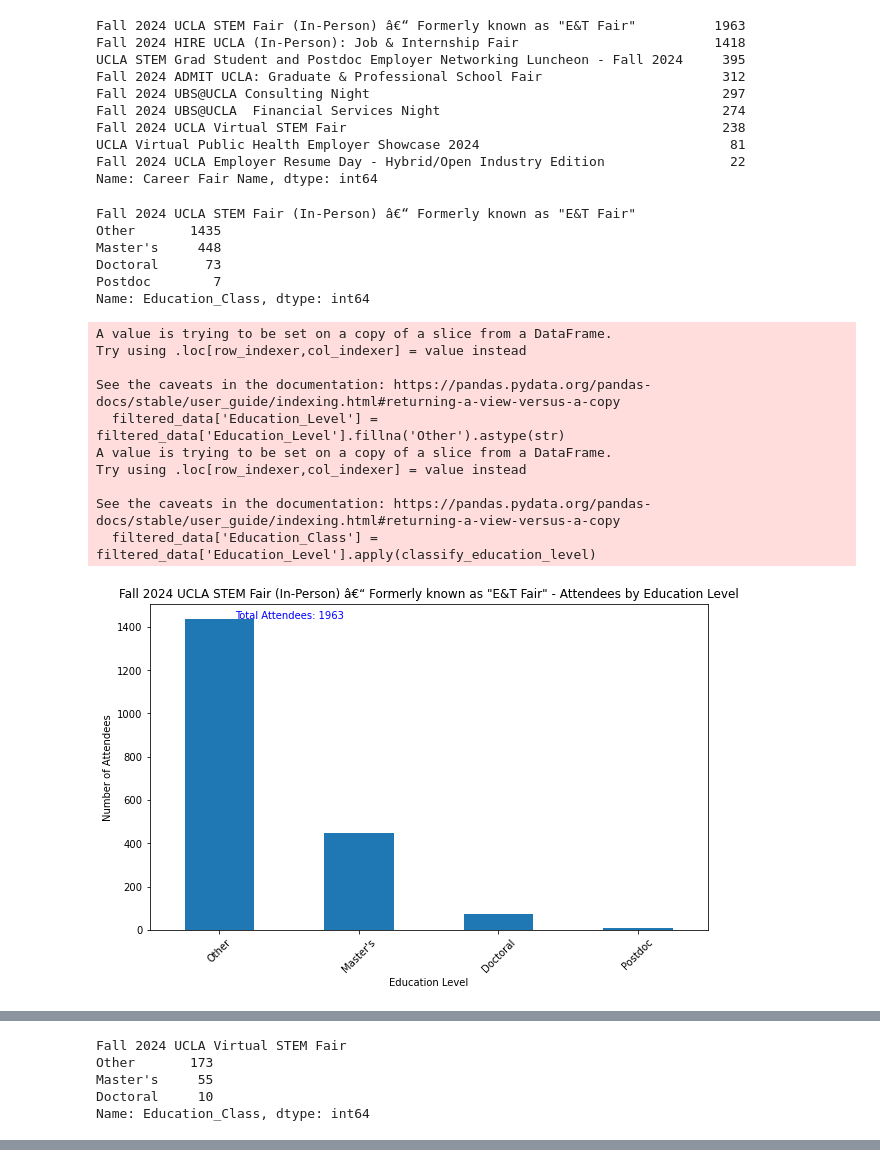
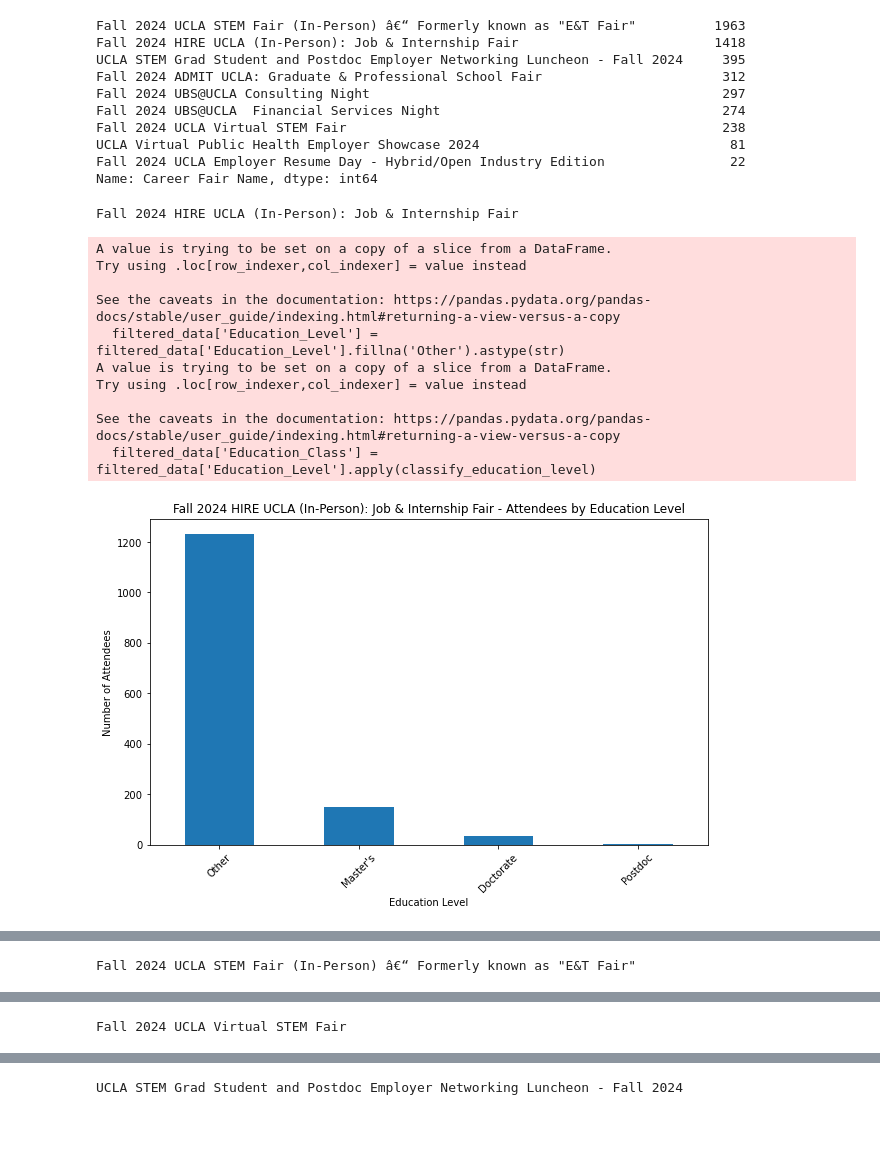
Before and after one commit to Simonlee711/GCS, a Jupyter notebook: Elyse-20241029/data-analysis.ipynb, the cells around one changed output, grey strips where cells are left out. Drawn from its saved outputs; the diff is of its cells as text; code cells hidden in the pictures; blank space fills up the shorter version.

```diff
--- a/Elyse-20241029/data-analysis.ipynb
+++ b/Elyse-20241029/data-analysis.ipynb
@@ -46,25 +46,32 @@ Name: Career Fair Name, dtype: int64
 import pandas as pd
 import matplotlib.pyplot as plt
 
+data = pd.read_csv("./data.csv")
 
-# Filter and clean relevant columns
-# Renaming for simplicity in usage
-data = df.rename(columns={
+# Rename relevant columns for clarity
+data = data.rename(columns={
     'Career Fair Name': 'Fair',
     'Student Attendee School Years Name': 'Education_Level',
     'Student Attendee Colleges Name': 'Discipline'
 })
 
-# Select the relevant fairs based on the description (STEM Fair, STEM Luncheon, HIRE Fair)
-target_fairs = ["STEM Fair", "STEM Grad Student & Postdoc Employer Networking Luncheon", "HIRE Fair"]
-filtered_data = data[data['Fair'].str.contains('|'.join(target_fairs), case=False, na=False)]
+# Define the exact list of target fairs
+target_fairs = [
+    "Fall 2024 UCLA STEM Fair (In-Person) â€“ Formerly known as \"E&T Fair\"",
+    "UCLA STEM Grad Student and Postdoc Employer Networking Luncheon - Fall 2024",
+    "Fall 2024 HIRE UCLA (In-Person): Job & Internship Fair",
+    "Fall 2024 UCLA Virtual STEM Fair"
+]
+
+# Filter data for exact matches to the fairs listed in target_fairs
+filtered_data = data[data['Fair'].isin(target_fairs)]
 
 # Function to classify education levels (Master's, Doctoral, Postdoc, Others)
 def classify_education_level(level):
     if "Master" in level:
         return "Master's"
     elif "Doctorate" in level:
-        return "Doctoral"
+        return "Doctorate"
     elif "Postdoc" in level:
         return "Postdoc"
     else:
@@ -72,55 +79,51 @@ def classify_education_level(level):
 
 # Handle missing or non-string values in the 'Education_Level' column
 filtered_data['Education_Level'] = filtered_data['Education_Level'].fillna('Other').astype(str)
-
-# Apply the classification function
 filtered_data['Education_Class'] = filtered_data['Education_Level'].apply(classify_education_level)
 
-# Aggregating and plotting for each fair
+# Group by each fair to generate the required charts for each
 fair_groups = filtered_data.groupby('Fair')
 
-# Generating the required charts for each fair
+# Generating charts with updated legends for each specified fair
 for fair_name, group in fair_groups:
     print(fair_name)
+
     # Count of attendees by education level
     edu_counts = group['Education_Class'].value_counts()
-    print(edu_counts)
     total_attendees = edu_counts.sum()
 
     # Count of attendees by discipline
-    discipline_counts = group['Discipline'].value_counts()
+    discipline_counts = group['Discipline'].value_counts(normalize=True) * 100  # Convert to percentage
 
     # Plotting the bar chart for education level distribution
     plt.figure(figsize=(10, 6))
     edu_counts.plot(kind='bar')
     plt.title(f'{fair_name} - Attendees by Education Level')
     plt.xlabel('Education Level')
     plt.ylabel('Number of Attendees')
     plt.xticks(rotation=45)
-    plt.text(0.5, max(edu_counts) + 2, f'Total Attendees: {total_attendees}', ha='center', color='blue')
     plt.show()
 
-    # Plotting the pie chart for discipline distribution
+    # Plotting the pie chart for discipline distribution with legend showing percentages
     plt.figure(figsize=(8, 8))
-    discipline_counts.plot(kind='pie', autopct='%1.1f%%', startangle=140)
+    discipline_counts.plot(kind='pie', startangle=140)
     plt.title(f'{fair_name} - Attendee Discipline Makeup')
     plt.ylabel('')
+
+    # Create legend with percentages
+    legend_labels = [f"{disc} - {pct:.1f}%" for disc, pct in zip(discipline_counts.index, discipline_counts.values)]
+    plt.legend(legend_labels, loc='best', bbox_to_anchor=(1, 0.5))
     plt.show()
 # %% [output]
-Fall 2024 UCLA STEM Fair (In-Person) â€“ Formerly known as "E&T Fair"
-Other       1435
-Master's     448
-Doctoral      73
-Postdoc        7
-Name: Education_Class, dtype: int64
+Fall 2024 HIRE UCLA (In-Person): Job & Internship Fair
 A value is trying to be set on a copy of a slice from a DataFrame.
 Try using .loc[row_indexer,col_indexer] = value instead
 
 See the caveats in the documentation: https://pandas.pydata.org/pandas-docs/stable/user_guide/indexing.html#returning-a-view-versus-a-copy
   filtered_data['Education_Level'] = filtered_data['Education_Level'].fillna('Other').astype(str)
 A value is trying to be set on a copy of a slice from a DataFrame.
 Try using .loc[row_indexer,col_indexer] = value instead
 
 See the caveats in the documentation: https://pandas.pydata.org/pandas-docs/stable/user_guide/indexing.html#returning-a-view-versus-a-copy
   filtered_data['Education_Class'] = filtered_data['Education_Level'].apply(classify_education_level)
-[figure, old version]
+[figure, new version]
@@ -128,5 +131 @@ See the caveats in the documentation: https://pandas.pydata.org/pandas-docs/stab
-Fall 2024 UCLA Virtual STEM Fair
-Other       173
-Master's     55
-Doctoral     10
-Name: Education_Class, dtype: int64
+Fall 2024 UCLA STEM Fair (In-Person) â€“ Formerly known as "E&T Fair"
@@ -134,0 +134 @@ Name: Education_Class, dtype: int64
+Fall 2024 UCLA Virtual STEM Fair
@@ -134,0 +137 @@ Name: Education_Class, dtype: int64
+UCLA STEM Grad Student and Postdoc Employer Networking Luncheon - Fall 2024
```
Also changed, not shown: parts of 2 cells of this notebook.
